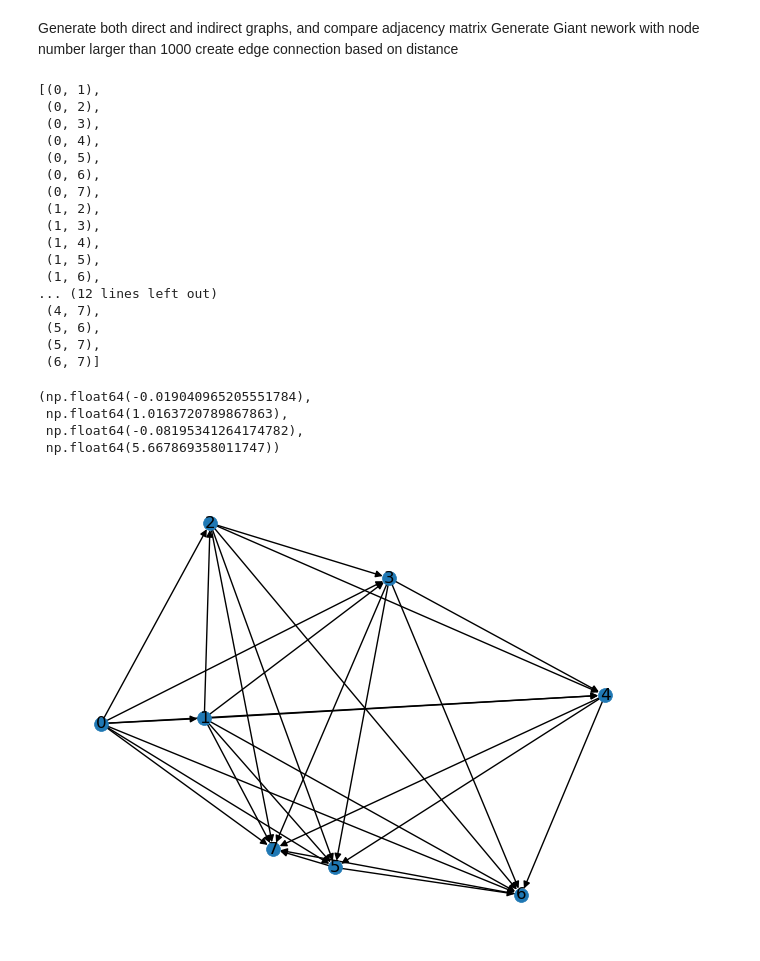
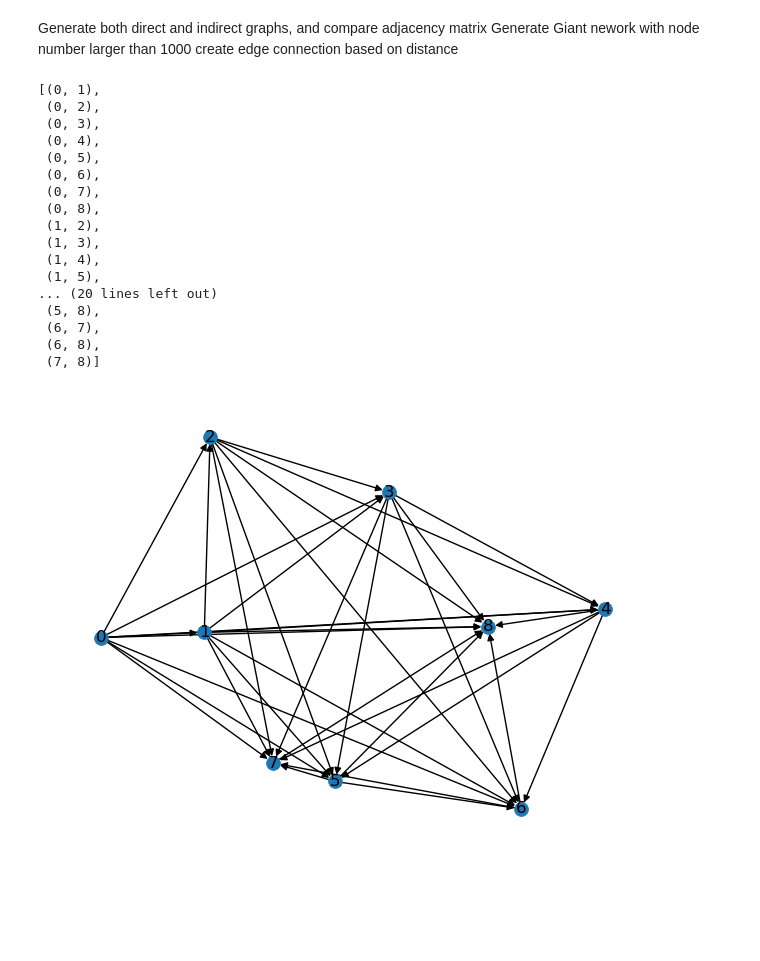
Before and after one commit to blasiak2/CIE500, a Jupyter notebook: networkgraph.ipynb, the cells around one changed output. Drawn from its saved outputs; the diff is of its cells as text; code cells hidden in the pictures; blank space fills up the shorter version.

Commit message:
I am adding my network graphs

```diff
--- a/networkgraph.ipynb
+++ b/networkgraph.ipynb
@@ -7,7 +7,7 @@ import numpy as np
 # %%
 ## First, we generate 8 random nodes in the horizontal space (0,2) and vertical space (0,4)
 random.seed(66)
-pos = {i: (random.random() * 1.0, random.random() * 6.0) for i in range(8)}
+pos = {i: (random.random() * 1.0, random.random() * 6.0) for i in range(9)}
 pos
 # %% [output]
 {0: (0.0708089270590726, 2.6075265224480457),
@@ -72,26 +73,27 @@ edge_list1
  (0, 5),
  (0, 6),
  (0, 7),
+ (0, 8),
  (1, 2),
  (1, 3),
  (1, 4),
  (1, 5),
- (1, 6),
-... (12 lines left out)
- (4, 7),
- (5, 6),
- (5, 7),
- (6, 7)]
+... (20 lines left out)
+ (5, 8),
+ (6, 7),
+ (6, 8),
+ (7, 8)]
 # %%
 G = nx.from_edgelist(edge_list1, create_using=nx.DiGraph) # DiGraph is a directed graph
 fig, ax = plt.subplots()
 nx.draw_networkx(G, pos=pos, with_labels=True, node_size=100,linewidths=.5, ax=ax)
 plt.tight_layout()
 #ax.set_aspect("equal")  # set the equal scale of horizontal and vertical
 ax.axis("off")  # remove the frame of the generated figure
+plt.savefig(
+    "/Users/rileybla/Desktop/CIE500_SP2025/examplegraph.jpg",
+    dpi=300,
+    bbox_inches="tight",
+)
 # %% [output]
-(np.float64(-0.019040965205551784),
- np.float64(1.0163720789867863),
- np.float64(-0.08195341264174782),
- np.float64(5.667869358011747))
-[figure, old version]
+[figure, new version]
```
Also changed, not shown: parts of 1 cell of this notebook.
